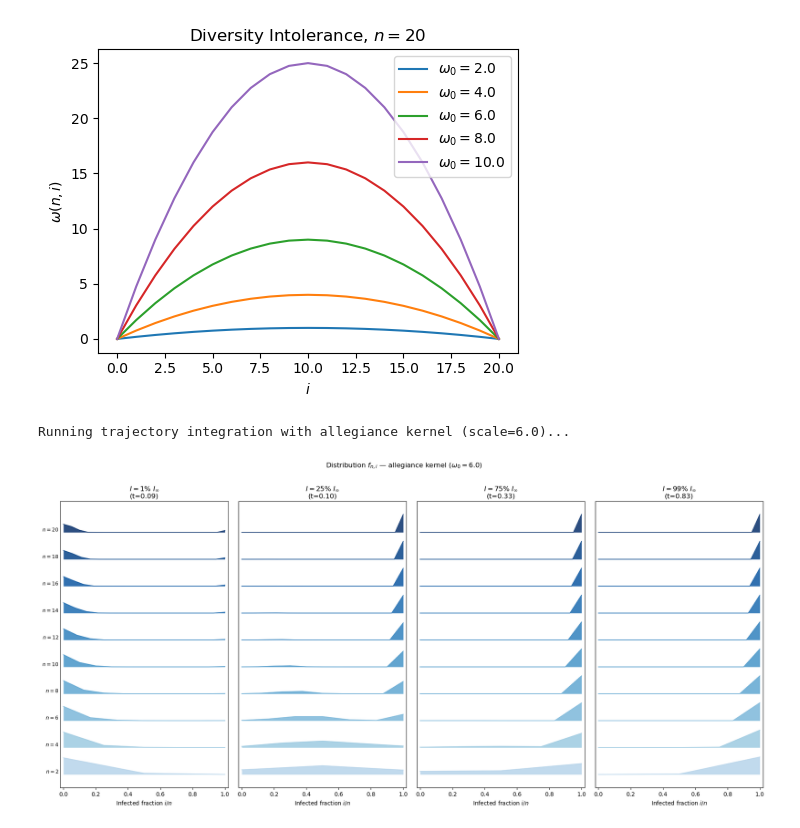
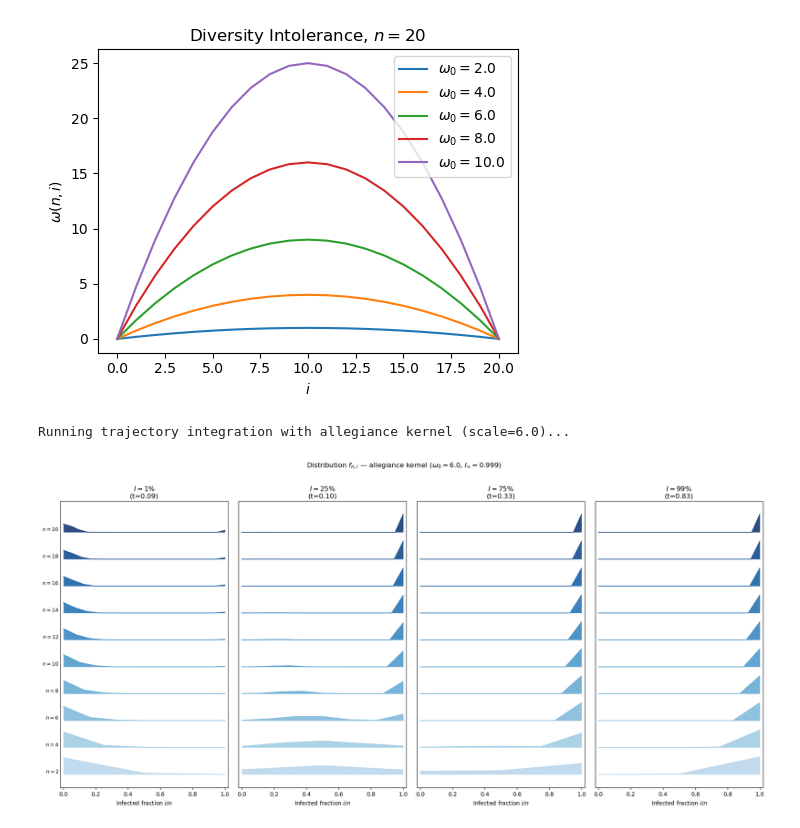
Before and after one commit to marobinette/mocs_spring_2026_project, a Jupyter notebook: kerenel.ipynb, the cells around one changed output. Drawn from its saved outputs; the diff is of its cells as text; code cells hidden in the pictures.

Commit message:
better plots

```diff
--- a/kerenel.ipynb
+++ b/kerenel.ipynb
@@ -161,7 +161,7 @@ def integrate_I_traj_kernel(
     Parameters
     ----------
     lam : float
-        Transmission-rate prefactor.
+        Transmission-rate prefactor. The base infectivity of the disease. It scales how fast infection spreads within a group.
     w_func : callable
         Switching-rate function ``w_func(n, i, *w_args)``.  Returns the
         rate at which a node in a group of size ``n`` with ``i`` infected
@@ -178,10 +178,12 @@ def integrate_I_traj_kernel(
         Recovery rate.
     nu : float
         Synergy exponent in the infection rate ``beta(n, i) = lam * i**nu``.
+        Controls how infection rate scales with the number of infected members i in a group
     w_args : tuple, optional
         Extra arguments forwarded to ``w_func``.
     I0 : float, optional
         Initial infected fraction.
+        how many people are infected at time zero?
     traj_points : int, optional
         Number of time points stored along the trajectory.
     t_max : float, optional
@@ -198,12 +200,24 @@ def integrate_I_traj_kernel(
     if traj_points < 2:
         raise ValueError("traj_points must be at least 2.")
 
+    """
+    infection_matrix loops over all valid (n, i) pairs (groups of size n>=2, with 0 <= i < n) and evaluates beta(n, i) = lam * i**nu at each.
+    The result is an (nmax+1) x (nmax+1) matrix where inf_mat[n, i] is the rate at which a single susceptible node in a group of size n with i infected neighbors becomes infected.
+    Groups of size <2 are zero (trivially no transmission). This matrix is precomputed once and reused at every ODE time step.
+    """
     inf_mat = infection_matrix(
         lambda n, i: lam * i**nu,
         nmax,
     )
+
+    """
+    switching_matrix does the same precomputation but for the switching rate.
+    It evaluates w_func(n, i, *w_args) for all valid (n, i) (note: this includes i = n, so all-infected groups are included).
+    The result is an (nmax+1) x (nmax+1) matrix where w_mat[n, i] is the rate at which a node leaves a group of size n with i infected members.
+    """
     w_mat = switching_matrix(w_func, nmax, args=w_args)
 
+    # fni[n, i] = fraction of groups of size n that have exactly i infected members = drawn from Binomial(n, I0) for each n
     sm, fni = initialize(state_meta, initial_density=I0)
     v0 = np.concatenate((sm, fni.reshape((nmax + 1) ** 2)))
 
@@ -472,6 +486,12 @@ def infected_fraction(sm, gm):
     return np.sum((1.0 - sm) * gm)
 
 # the code below is just plotting and styling
+DEFAULT_STYLE = {
+    "gray": '0.55',
+    "tick_labelsize": 12,
+    "axis_labelsize": 15,
+}
+
 def make_truncated_colormap(name="YlOrBr_r", vmin=0.1, vmax=0.65, n=256):
     """
     Build a truncated matplotlib colormap.
@@ -485,7 +505,7 @@ def apply_axis_style(ax, style=None):
     Apply the default axis style using ``style_axis``.
     """
     if style is None:
-        style = get_plot_style()
+        style = DEFAULT_STYLE
 
     style_axis(
         ax=ax,
@@ -598,12 +618,6 @@ Saved results to: Files/traj_case_lam2e-3_nu9p5_w5.npz
 By passing 0 to the kernel, we return the same omega value and reproduce the same
 plot as Santi. This is only a sanity check.
 # %%
-style = {
-    "gray": '0.55',
-    "tick_labelsize": 12,
-    "axis_labelsize": 15,
-}
-
 path = os.path.join(save_dir, "traj_case_lam2e-3_nu9p5_w5.npz")
 dat = np.load(path, allow_pickle=True)
 
@@ -637,17 +651,17 @@ ax.set_xscale("log")
 ax.set_yscale("log")
 ax.set_xlim(right=1e5)
 
-ax.set_xlabel(r"$t$", fontsize=style["axis_labelsize"], color=style["gray"])
-ax.set_ylabel(r"$I(t)$", fontsize=style["axis_labelsize"], color=style["gray"], rotation=0)
+ax.set_xlabel(r"$t$", fontsize=DEFAULT_STYLE["axis_labelsize"], color=DEFAULT_STYLE["gray"])
+ax.set_ylabel(r"$I(t)$", fontsize=DEFAULT_STYLE["axis_labelsize"], color=DEFAULT_STYLE["gray"], rotation=0)
 ax.yaxis.set_label_coords(-0.06, 1)
 
 ax.set_title(
     rf"$\lambda={lam_target:.3g}$, $\nu={nu:g}$, $\omega={w:g}$",
     fontsize=12,
-    color=style["gray"],
+    color=DEFAULT_STYLE["gray"],
 )
 
-apply_axis_style(ax, style)
+apply_axis_style(ax, DEFAULT_STYLE)
 plt.tight_layout()
 plt.show()
 # %% [output]
@@ -716,34 +794,34 @@ n_show = sorted(n_show)
 spacing = 1.5
 cmap = plt.get_cmap("Blues")
 colors = [cmap(0.3 + 0.7 * k / max(len(n_show) - 1, 1)) for k in range(len(n_show))]
 
 n_panels = len(snap_indices)
 fig, axes = plt.subplots(1, n_panels, figsize=(4.5 * n_panels, len(n_show) * 0.7 + 1.5),
                          sharey=True)
 
 for ax, tidx, target in zip(axes, snap_indices, targets):
     t_snap = t_all[tidx]
     for k, n0 in enumerate(n_show):
         phi_vals = np.arange(n0 + 1) / n0
         dist = fni_traj[tidx, n0, :n0 + 1].copy()
         total = dist.sum()
         if total > 1e-14:
             dist /= total
         baseline = k * spacing
         ax.fill_between(phi_vals, baseline, baseline + dist,
                         alpha=0.85, color=colors[k], linewidth=0)
         ax.plot(phi_vals, baseline + dist, color=colors[k], lw=1.2)
         if ax is axes[0]:
             ax.text(-0.03, baseline, rf"$n={n0}$", ha="right", va="bottom", fontsize=9)
     ax.set_xlabel(r"Infected fraction $i/n$")
-    ax.set_title(rf"$I = {int(target*100)}\%\ I_\infty$" + f"\n(t={t_snap:.2f})")
+    ax.set_title(rf"$I = {int(target*100)}\%$" + f"\n(t={t_snap:.2f})")
     ax.set_yticks([])
     ax.set_xlim(-0.02, 1.02)
 
-fig.suptitle(rf"Distribution $f_{{n,i}}$ — allegiance kernel ($\omega_0={scale}$)", y=1.01)
+fig.suptitle(rf"Distribution $f_{{n,i}}$ — allegiance kernel ($\omega_0={scale}$, $I_{{\infty}}={I_final:.3f}$)", y=1.01)
 plt.tight_layout()
-plt.savefig("./figures/group_state_ridgeline.png", dpi=300, bbox_inches="tight")
+plt.savefig(f"./figures/group_state_ridgeline_{scale}.png", dpi=300, bbox_inches="tight")
 plt.show()
 # %% [output]
 Running trajectory integration with allegiance kernel (scale=6.0)...
-[figure, old version]
+[figure, new version]
```
Also changed, not shown: parts of 1 cell of this notebook, 3 other files.
